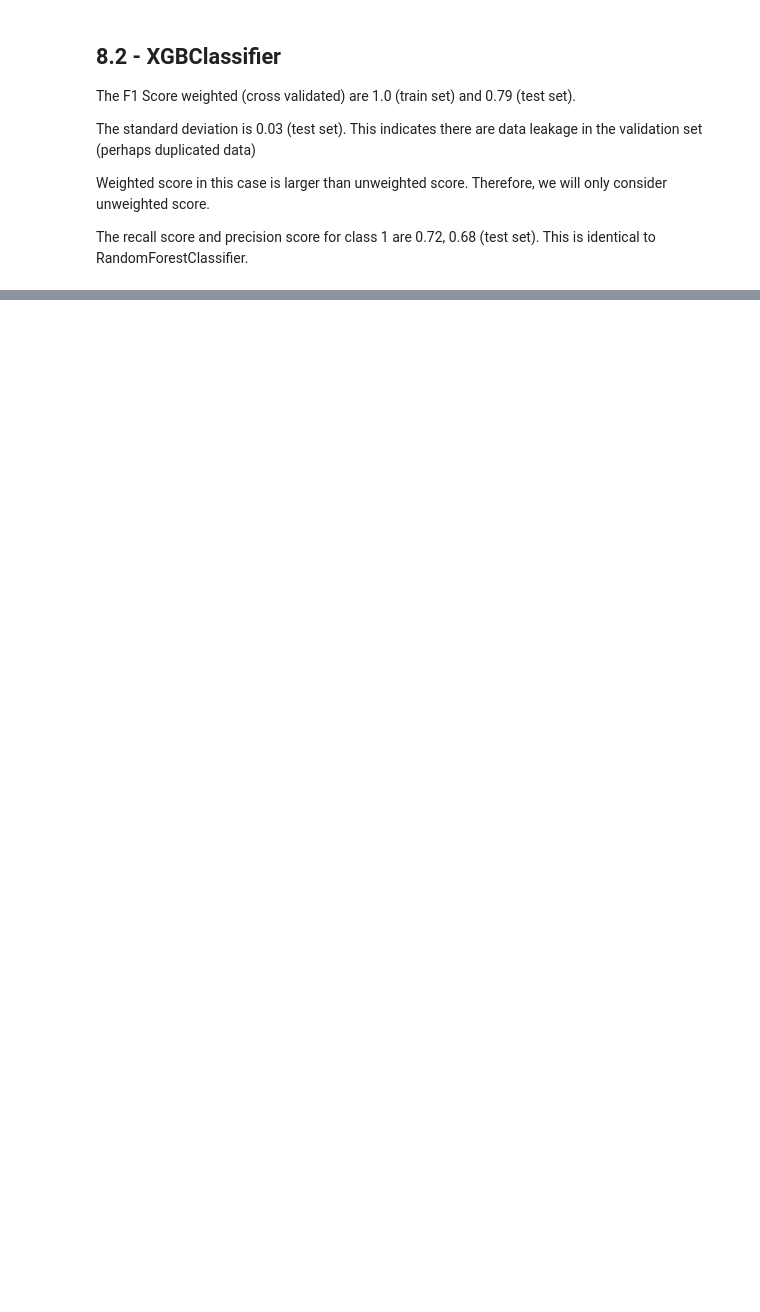
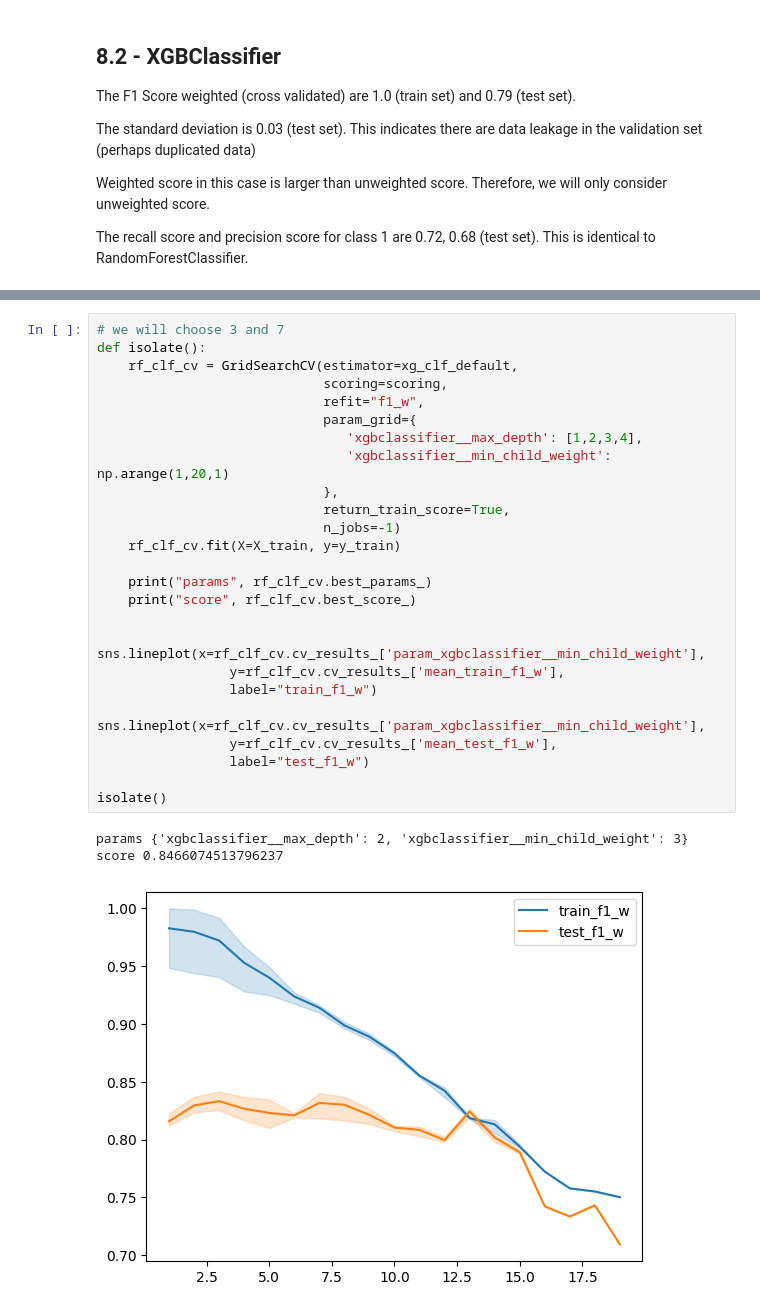
Before and after one commit to jasonrichdarmawan/p1-g3, a Jupyter notebook: h8dsft_P1G3_jason_rich_darmawan_onggo_putra.ipynb, the cells around one changed output, grey strips where cells are left out. Drawn from its saved outputs; the diff is of its cells as text; blank space fills up the shorter version.

```diff
--- a/h8dsft_P1G3_jason_rich_darmawan_onggo_putra.ipynb
+++ b/h8dsft_P1G3_jason_rich_darmawan_onggo_putra.ipynb
@@ -903,0 +961,29 @@ weighted avg       0.81      0.81      0.81        58
+# %%
+# we will choose 3 and 7
+def isolate():
+    rf_clf_cv = GridSearchCV(estimator=xg_clf_default,
+                             scoring=scoring,
+                             refit="f1_w",
+                             param_grid={
+                                'xgbclassifier__max_depth': [1,2,3,4],
+                                'xgbclassifier__min_child_weight': np.arange(1,20,1)
+                             },
+                             return_train_score=True,
+                             n_jobs=-1)
+    rf_clf_cv.fit(X=X_train, y=y_train)
+
+    print("params", rf_clf_cv.best_params_)
+    print("score", rf_clf_cv.best_score_)
+
+    sns.lineplot(x=rf_clf_cv.cv_results_['param_xgbclassifier__min_child_weight'],
+                 y=rf_clf_cv.cv_results_['mean_train_f1_w'],
+                 label="train_f1_w")
+    sns.lineplot(x=rf_clf_cv.cv_results_['param_xgbclassifier__min_child_weight'],
+                 y=rf_clf_cv.cv_results_['mean_test_f1_w'],
+                 label="test_f1_w")
+
+isolate()
+# %% [output]
+params {'xgbclassifier__max_depth': 2, 'xgbclassifier__min_child_weight': 3}
+score 0.8466074513796237
+[figure, added]
```
Also changed, not shown: parts of 15 cells of this notebook.
